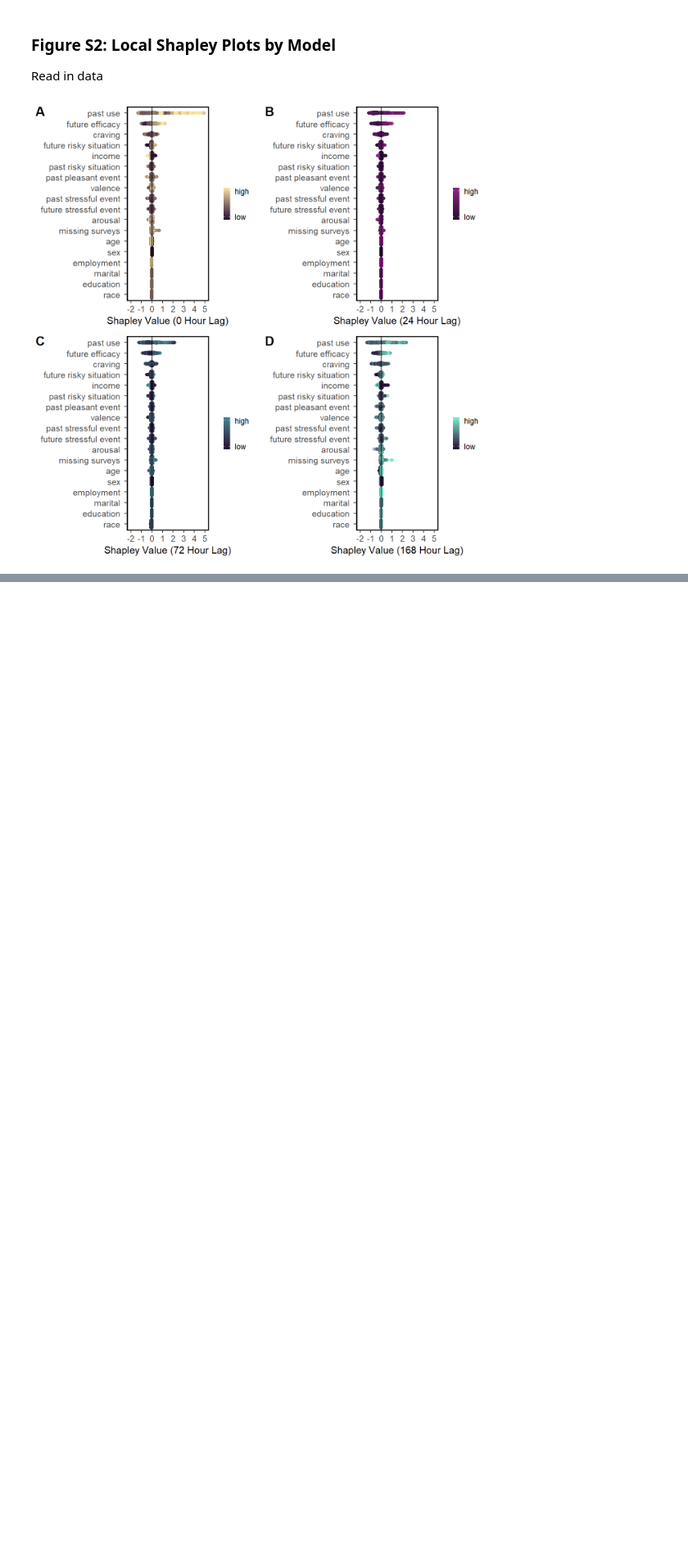
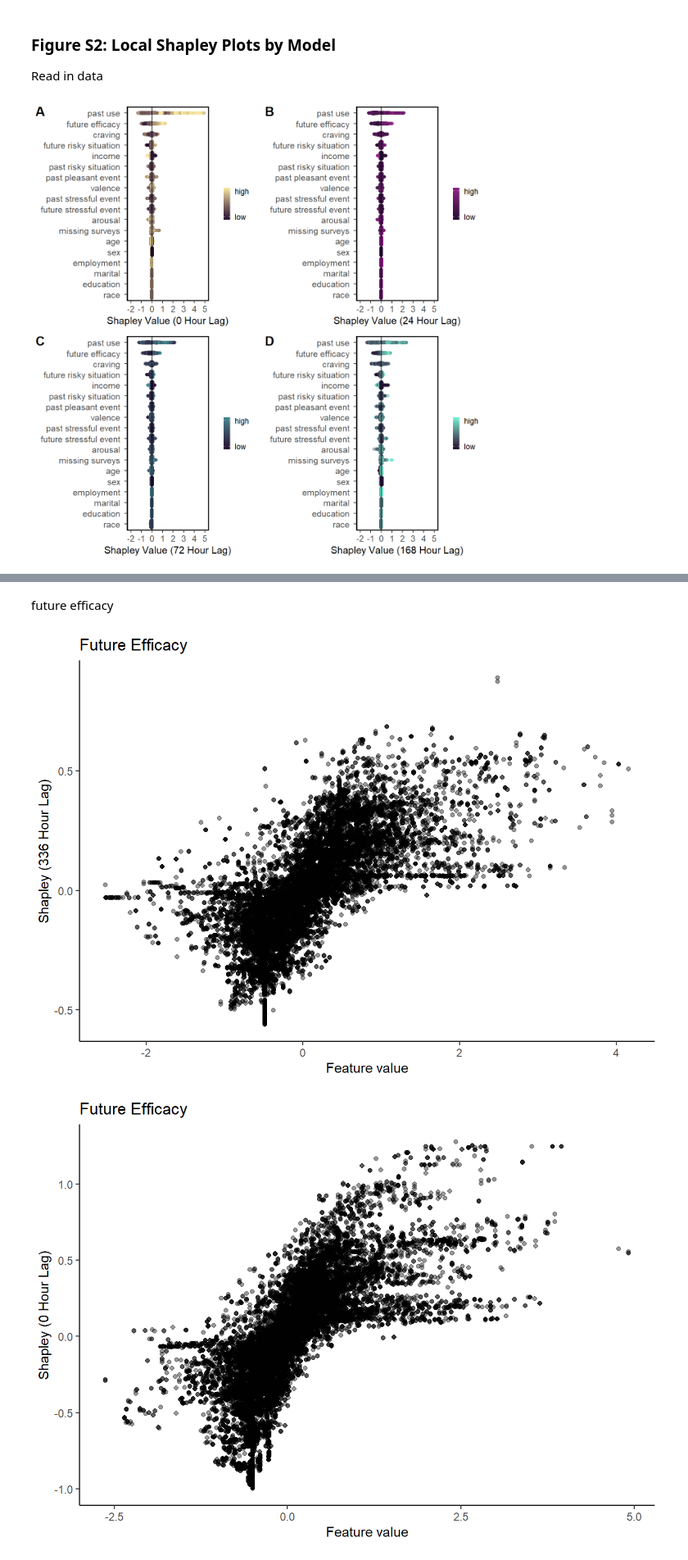
Before and after one commit to jjcurtin/study_lag, a Jupyter notebook: notebooks/supplement.embed.ipynb, the cells around one changed output, grey strips where cells are left out. Shown at 82% size. Saved outputs shown, nothing was run; the diff lists cells and outputs as text; code cells hidden in the pictures; blank space fills up the shorter version.

```diff
--- a/notebooks/supplement.embed.ipynb
+++ b/notebooks/supplement.embed.ipynb
@@ -173,0 +190,11 @@ cowplot::plot_grid(panel_shap_local_0, panel_shap_local_24,
+# %% [markdown]
+future efficacy
+# %%
+shap_feat_336 |>
+  filter(variable_grp == "future efficacy ") |>
+  ggplot(aes(x = feature_score_z_mean, y = value)) +
+  geom_point(alpha = .4) +
+  labs(title = "Future Efficacy", y = "Shapley (336 Hour Lag)", x = "Feature value")
+# %% [output]
+[figure, added]
+[figure, added]
```
Also changed, not shown: parts of 10 cells of this notebook, 12 other files.
